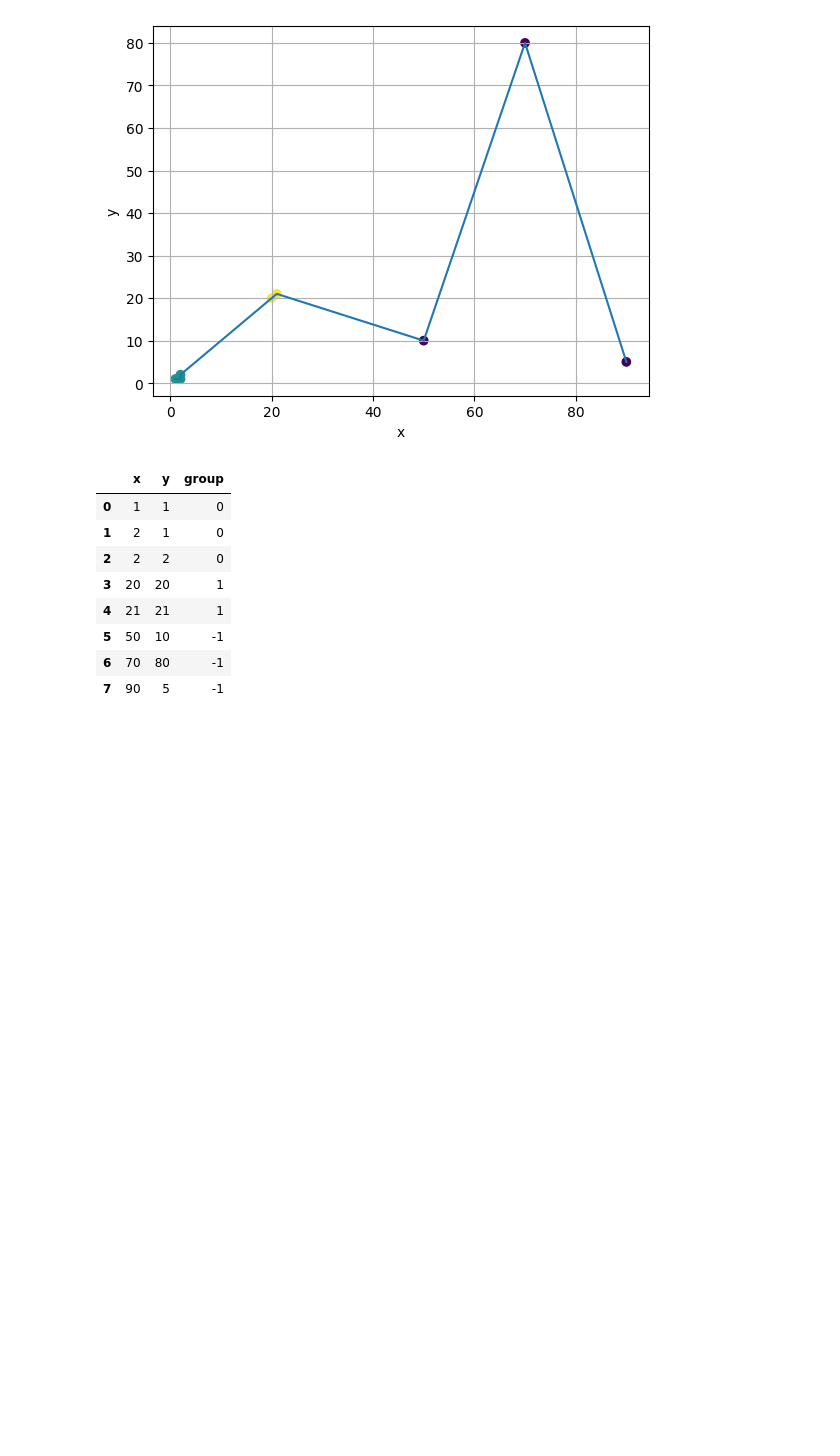
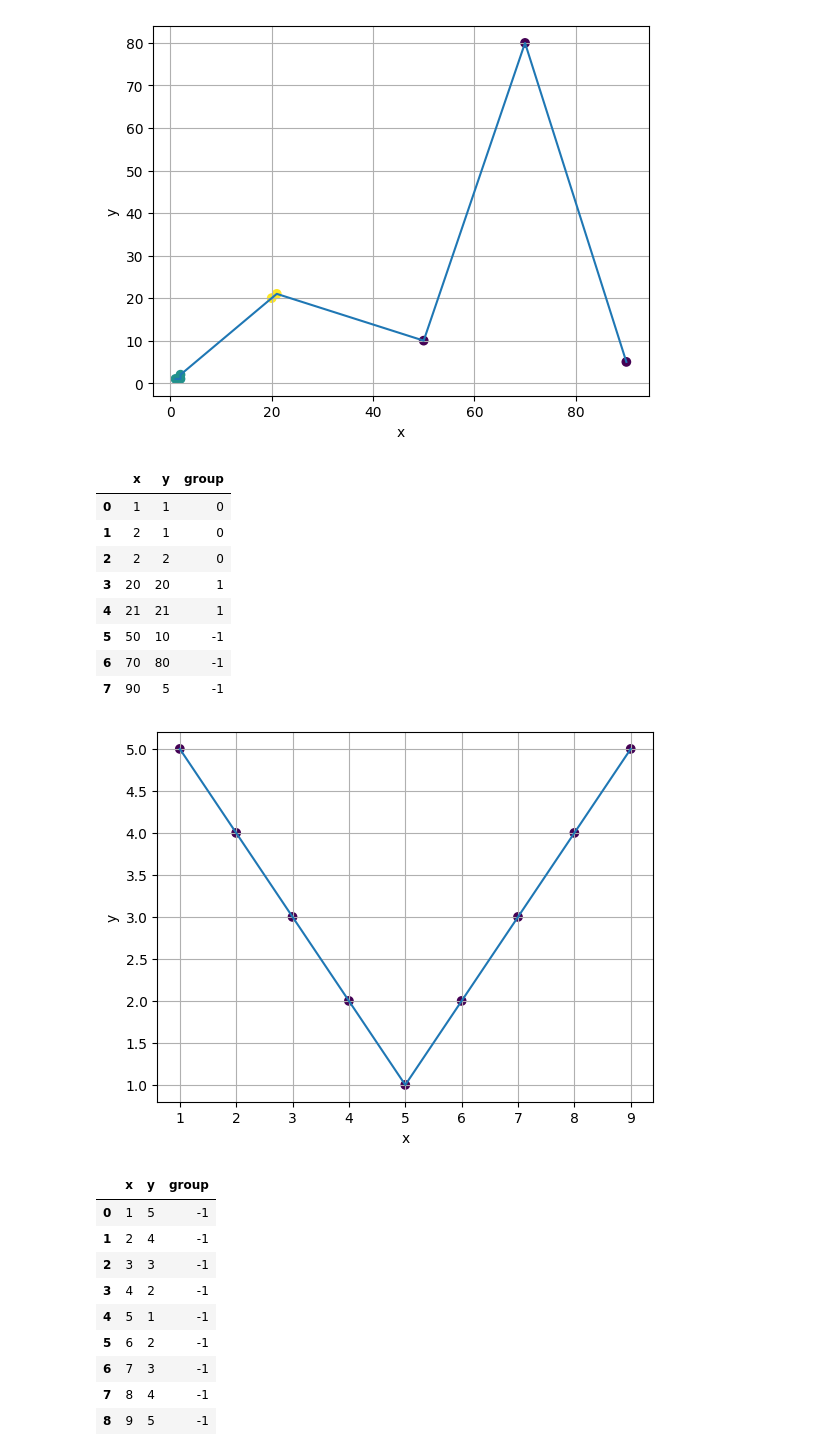
Before and after one commit to ayushpalse01012023-byte/student-performance-app, a Jupyter notebook: k_means.ipynb, the cells around one changed output. Drawn from its saved outputs; the diff is of its cells as text; code cells hidden in the pictures; blank space fills up the shorter version.

```diff
--- a/k_means.ipynb
+++ b/k_means.ipynb
@@ -278,3 +278,38 @@ df
 | 5 | 50 | 10 | -1 |
 | 6 | 70 | 80 | -1 |
 | 7 | 90 | 5 | -1 |
+# %%
+from sklearn.preprocessing import StandardScaler
+from sklearn.cluster import DBSCAN
+import pandas as pd
+import matplotlib.pyplot as plt
+
+
+df = pd.DataFrame({
+    "x": [1,2,3,4,5,6,7,8,9],
+    "y": [5,4,3,2,1,2,3,4,5]
+})
+X= df[["x", "y"]]
+std = StandardScaler()
+scaled = std.fit_transform(X)
+model = DBSCAN(eps = 0.5, min_samples= 2)
+df["group"]= model.fit_predict(scaled)
+plt.scatter(df["x"], df["y"], c=df["group"], cmap= "viridis")
+plt.plot(df["x"], df["y"])
+plt.xlabel("x")
+plt.ylabel("y")
+plt.grid(True)
+plt.show()
+df
+# %% [output]
+[figure, added]
+|  | x | y | group |
+| 0 | 1 | 5 | -1 |
+| 1 | 2 | 4 | -1 |
+| 2 | 3 | 3 | -1 |
+| 3 | 4 | 2 | -1 |
+| 4 | 5 | 1 | -1 |
+| 5 | 6 | 2 | -1 |
+| 6 | 7 | 3 | -1 |
+| 7 | 8 | 4 | -1 |
+| 8 | 9 | 5 | -1 |
```
